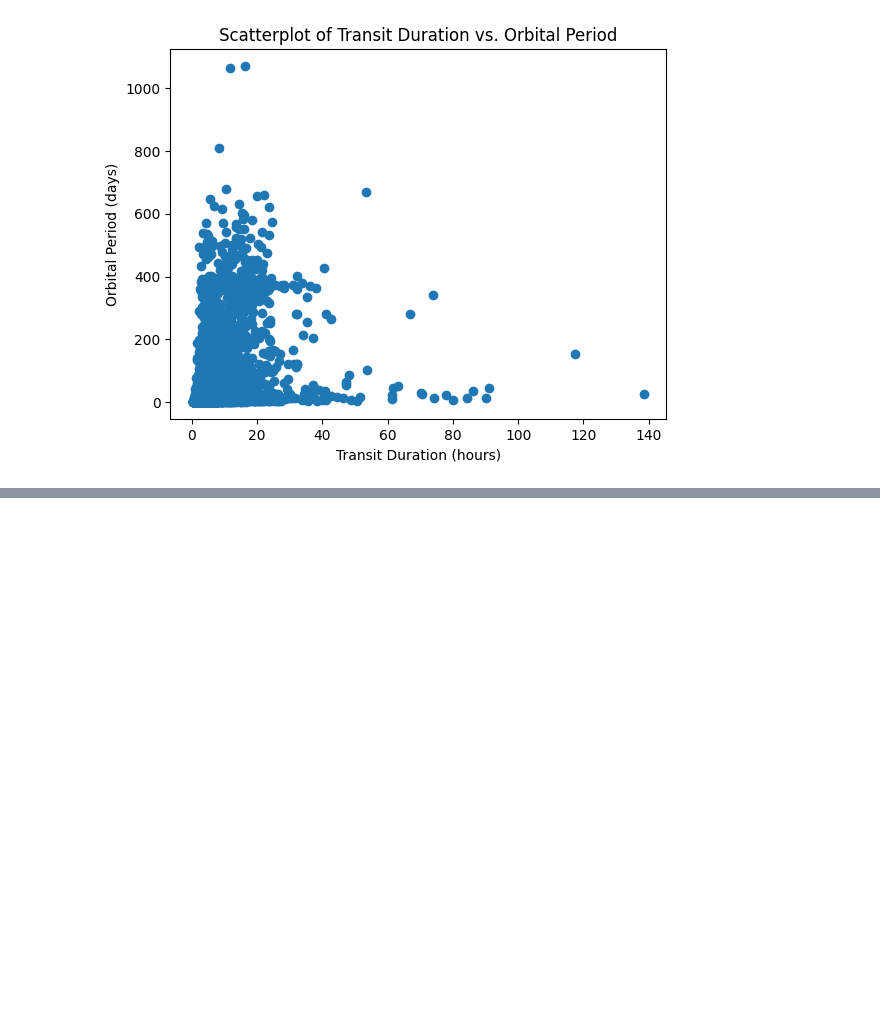
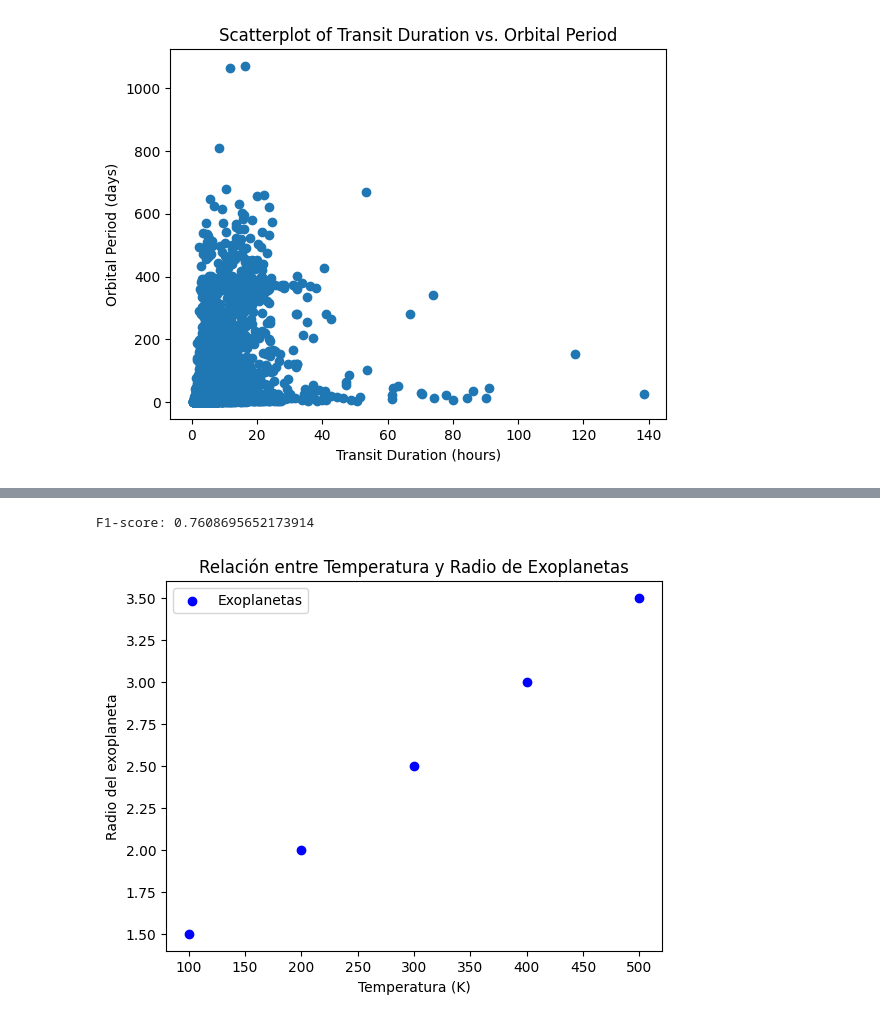
Before and after one commit to vomicienta/DataScience, a Jupyter notebook: ProyectoDS_Partell_Cignola.ipynb, the cells around one changed output, grey strips where cells are left out. Cells and saved outputs as stored; diff of their text form; code cells hidden in the pictures; blank space fills up the shorter version.

```diff
--- a/ProyectoDS_Partell_Cignola.ipynb
+++ b/ProyectoDS_Partell_Cignola.ipynb
@@ -325,0 +477,6 @@ plt.show()
+# %%
+f1 = f1_score(y_test, y_pred, average='micro')
+
+print("F1-score:", f1)
+# %% [output]
+F1-score: 0.7608695652173914
@@ -325,0 +487,20 @@ plt.show()
+# %%
+# Datos de ejemplo (reemplaza con tus datos reales)
+temperaturas = [100, 200, 300, 400, 500]  # Temperaturas en Kelvin
+radios = [1.5, 2.0, 2.5, 3.0, 3.5]  # Radios en unidades arbitrarias
+
+# Crear un gráfico de dispersión
+plt.scatter(temperaturas, radios, color='b', marker='o', label='Exoplanetas')
+
+# Etiquetas y título
+plt.xlabel('Temperatura (K)')
+plt.ylabel('Radio del exoplaneta')
+plt.title('Relación entre Temperatura y Radio de Exoplanetas')
+
+# Mostrar la leyenda
+plt.legend()
+
+# Mostrar el gráfico
+plt.show()
+# %% [output]
+[figure, added]
```
Also changed, not shown: parts of 21 cells of this notebook.
